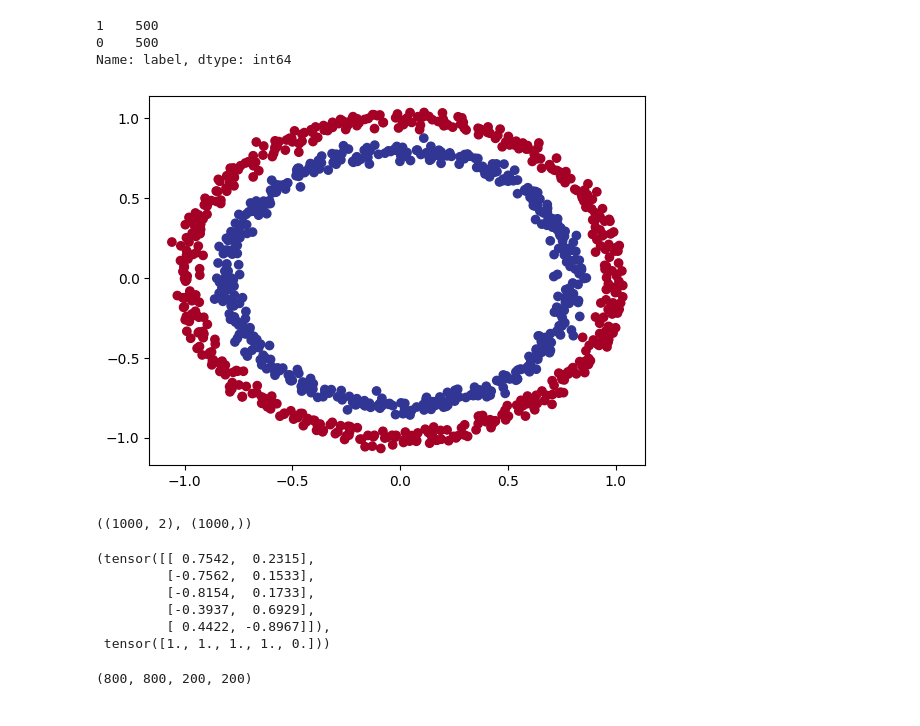
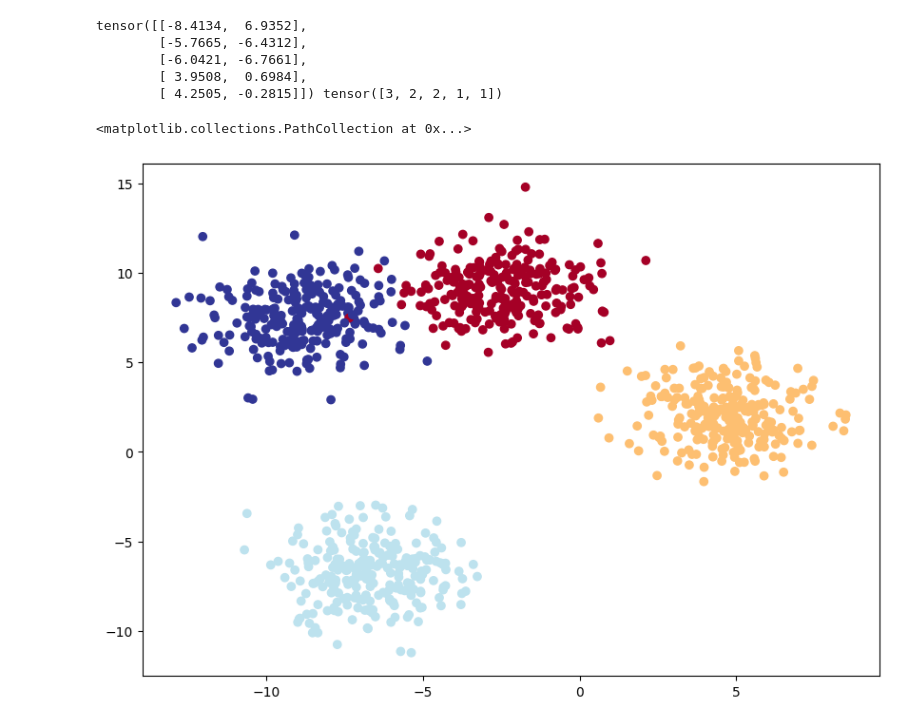
Before and after one commit to Nesasio/PyTorch-Repository, a Jupyter notebook: NN_Classification.ipynb, the cells around one changed output. Cells and saved outputs as stored; diff of their text form; code cells hidden in the pictures.

Commit message:
Added multi-class classification model

```diff
--- a/NN_Classification.ipynb
+++ b/NN_Classification.ipynb
@@ -36,43 +1,39 @@ circles.head(10)
-# %%
-circles.label.value_counts()
-# %% [output]
-1    500
-0    500
-Name: label, dtype: int64
-# %%
-import matplotlib.pyplot as plt
-plt.scatter(x=X[:, 0],
-            y=X[:, 1],
-            c=y,
-            cmap=plt.cm.RdYlBu);
-# %% [output]
-[figure, removed]
-# %%
-X.shape, y.shape
-# %% [output]
-((1000, 2), (1000,))
-# %%
-# Turning data into tensors
-import torch
-
-X = torch.from_numpy(X).type(torch.float)
-y = torch.from_numpy(y).type(torch.float)
-
-X[:5], y[:5]
-# %% [output]
-(tensor([[ 0.7542,  0.2315],
-         [-0.7562,  0.1533],
-         [-0.8154,  0.1733],
-         [-0.3937,  0.6929],
-         [ 0.4422, -0.8967]]),
- tensor([1., 1., 1., 1., 0.]))
-# %%
-# Test/Train split
-
-from sklearn.model_selection import train_test_split
-
-XTrain, XTest, yTrain, yTest = train_test_split(X, y, test_size=0.2, random_state=42)
-len(XTrain), len(yTrain), len(XTest), len(yTest)
-# %% [output]
-(800, 800, 200, 200)
+# %%
+# Multi-class classification model
+
+import torch
+from torch import nn
+import matplotlib.pyplot as plt
+from sklearn.model_selection import train_test_split
+from sklearn.datasets import make_blobs
+
+# Setting hyperparameters
+NUM_CLASSES = 4
+NUM_FEATURES = 2
+RANDOM_SEED = 42
+
+# Creating dataset
+XBlob, yBlob = make_blobs(n_samples=1000,
+                          n_features=NUM_FEATURES,
+                          centers=NUM_CLASSES,
+                          cluster_std=1.5,
+                          random_state=RANDOM_SEED)
+
+XBlob = torch.from_numpy(XBlob).type(torch.float)
+yBlob = torch.from_numpy(yBlob).type(torch.LongTensor)
+print(XBlob[:5], yBlob[:5])
+
+# Train/Test split
+XBlobTrain, XBlobTest, yBlobTrain, yBlobTest = train_test_split(XBlob, yBlob, test_size=0.2, random_state=RANDOM_SEED)
+
+plt.figure(figsize=(10, 7))
+plt.scatter(XBlob[:, 0], XBlob[:, 1], c=yBlob, cmap=plt.cm.RdYlBu)
+# %% [output]
+tensor([[-8.4134,  6.9352],
+        [-5.7665, -6.4312],
+        [-6.0421, -6.7661],
+        [ 3.9508,  0.6984],
+        [ 4.2505, -0.2815]]) tensor([3, 2, 2, 1, 1])
+<matplotlib.collections.PathCollection at 0x...>
+[figure, added]
 # %%
```
Also changed, not shown: parts of 27 cells of this notebook.
